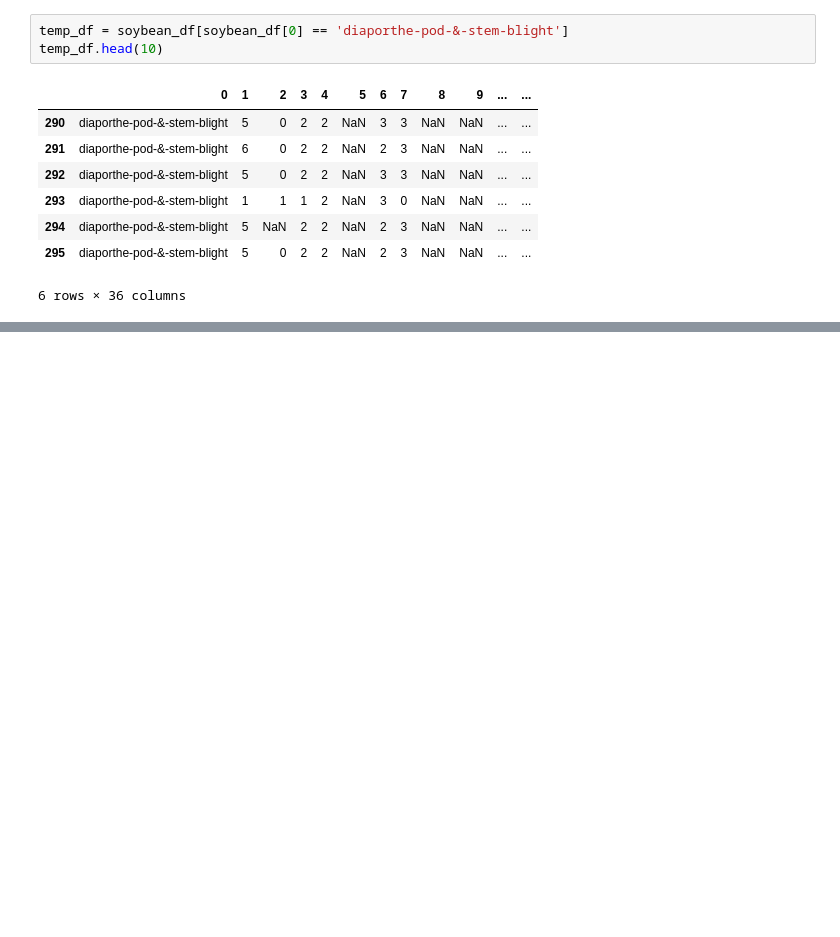
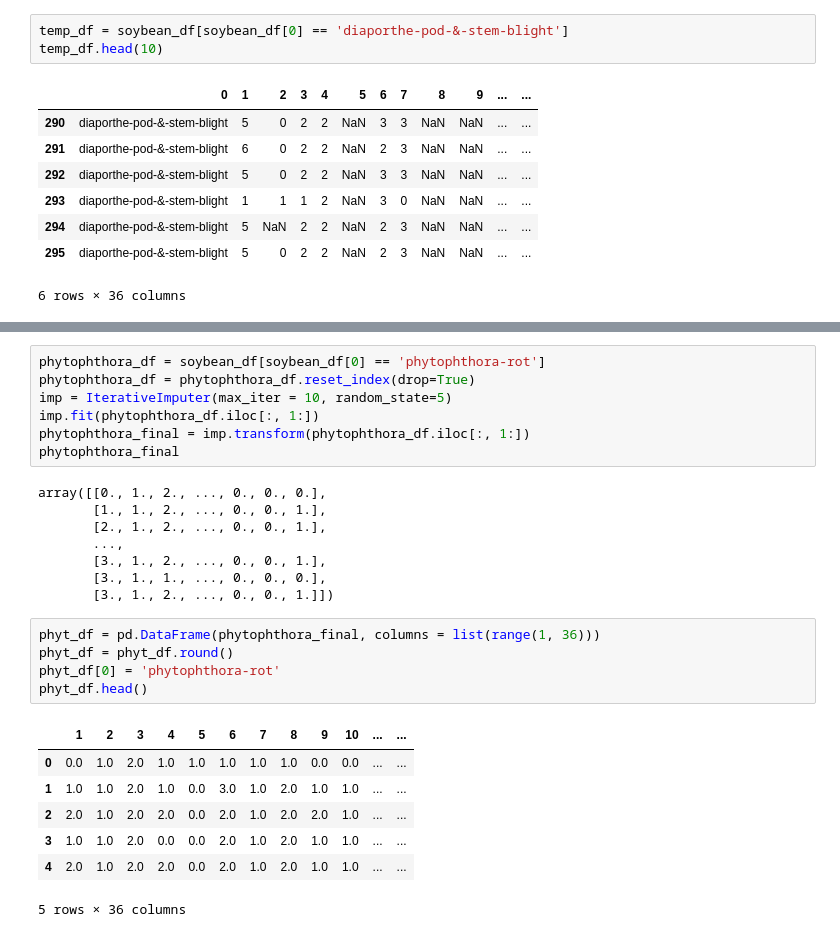
Before and after one commit to dagartga/Applied-Predictive-Modeling, a Jupyter notebook: notebooks/chapter_3.ipynb, the cells around one changed output, grey strips where cells are left out. Cells and saved outputs as stored; diff of their text form; blank space fills up the shorter version.

Commit message:
impute some values based on class

```diff
--- a/notebooks/chapter_3.ipynb
+++ b/notebooks/chapter_3.ipynb
@@ -273,0 +370,28 @@ temp_df.head(10)
+# %%
+phytophthora_df = soybean_df[soybean_df[0] == 'phytophthora-rot']
+phytophthora_df = phytophthora_df.reset_index(drop=True)
+imp = IterativeImputer(max_iter = 10, random_state=5)
+imp.fit(phytophthora_df.iloc[:, 1:])
+phytophthora_final = imp.transform(phytophthora_df.iloc[:, 1:])
+phytophthora_final
+# %% [output]
+array([[0., 1., 2., ..., 0., 0., 0.],
+       [1., 1., 2., ..., 0., 0., 1.],
+       [2., 1., 2., ..., 0., 0., 1.],
+       ...,
+       [3., 1., 2., ..., 0., 0., 1.],
+       [3., 1., 1., ..., 0., 0., 0.],
+       [3., 1., 2., ..., 0., 0., 1.]])
+# %%
+phyt_df = pd.DataFrame(phytophthora_final, columns = list(range(1, 36)))
+phyt_df = phyt_df.round()
+phyt_df[0] = 'phytophthora-rot'
+phyt_df.head()
+# %% [output]
+|  | 1 | 2 | 3 | 4 | 5 | 6 | 7 | 8 | 9 | 10 | ... | ... |
+| 0 | 0.0 | 1.0 | 2.0 | 1.0 | 1.0 | 1.0 | 1.0 | 1.0 | 0.0 | 0.0 | ... | ... |
+| 1 | 1.0 | 1.0 | 2.0 | 1.0 | 0.0 | 3.0 | 1.0 | 2.0 | 1.0 | 1.0 | ... | ... |
+| 2 | 2.0 | 1.0 | 2.0 | 2.0 | 0.0 | 2.0 | 1.0 | 2.0 | 2.0 | 1.0 | ... | ... |
+| 3 | 1.0 | 1.0 | 2.0 | 0.0 | 0.0 | 2.0 | 1.0 | 2.0 | 1.0 | 1.0 | ... | ... |
+| 4 | 2.0 | 1.0 | 2.0 | 2.0 | 0.0 | 2.0 | 1.0 | 2.0 | 1.0 | 1.0 | ... | ... |
+5 rows × 36 columns
```
Also changed, not shown: parts of 9 cells of this notebook.
